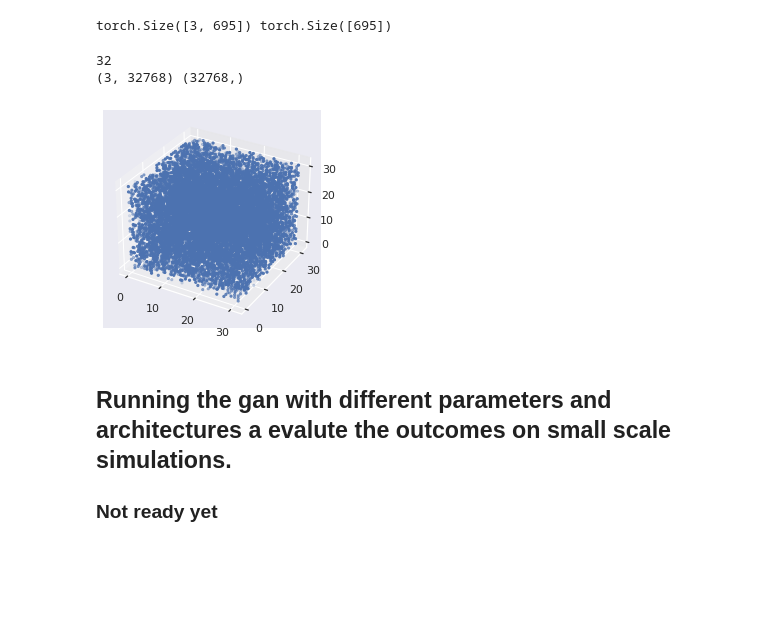
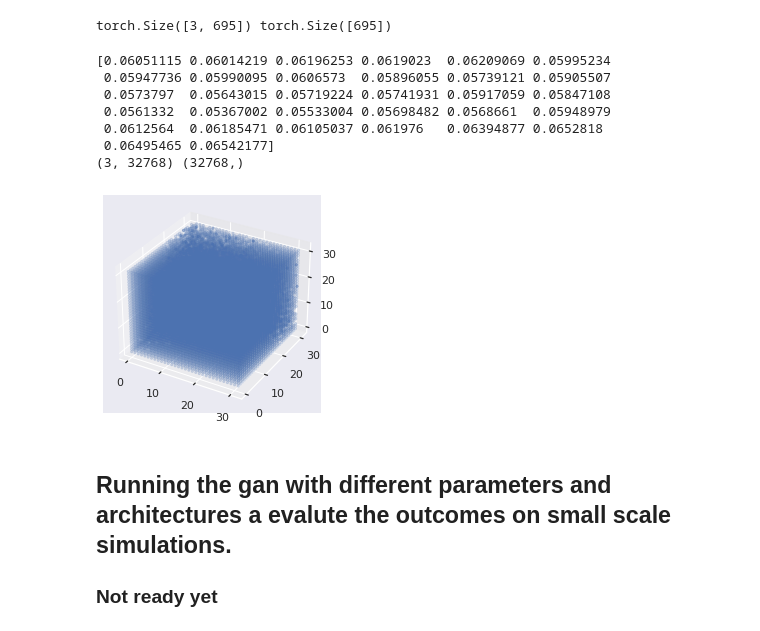
Before and after one commit to yamatteo/baryons, a Jupyter notebook: notebook.ipynb, the cells around one changed output. Saved outputs shown, nothing was run; the diff lists cells and outputs as text; code cells hidden in the pictures; blank space fills up the shorter version.

```diff
--- a/notebook.ipynb
+++ b/notebook.ipynb
@@ -193,32 +193,37 @@ print(pos.shape, mass.shape)
 torch.Size([3, 695]) torch.Size([695])
 # %%
 from pathlib import Path
-s = torch.load(Path("test") / "sample_003.npy")
-x = (s["pg"][0,0,:,:,:]).detach().cpu().numpy()
+s = torch.load(Path("test") / "sample_005.npy")
+x = (s["pg"][2,0,:,:,:]).detach().cpu().numpy()
 
 # print(x)
-print(len(x))
+print(np.mean(x, axis=(0,1)))
 import matplotlib.pyplot as plt
 import numpy as np
 import itertools
 
 l = len(x)
 sns.set(style = "darkgrid")
 pos = list(itertools.product(range(0, l), range(0, l), range(0, l)))
 mass = np.array([ x[p] for p in pos ])
 mass = np.maximum(mass, 0) / np.max(mass)
 pos = np.array(pos).T
 print(pos.shape, mass.shape)
 
 fig = plt.figure()
 ax = fig.add_subplot(111, projection='3d')
 
 ax.scatter(pos[0], pos[1], pos[2], marker=".", alpha=mass)
 plt.show()
 # %% [output]
-32
+[0.06051115 0.06014219 0.06196253 0.0619023  0.06209069 0.05995234
+ 0.05947736 0.05990095 0.0606573  0.05896055 0.05739121 0.05905507
+ 0.0573797  0.05643015 0.05719224 0.05741931 0.05917059 0.05847108
+ 0.0561332  0.05367002 0.05533004 0.05698482 0.0568661  0.05948979
+ 0.0612564  0.06185471 0.06105037 0.061976   0.06394877 0.0652818
+ 0.06495465 0.06542177]
 (3, 32768) (32768,)
-[figure, old version]
+[figure, new version]
 # %% [markdown]
 ## Running the gan with different parameters and architectures a evalute the outcomes on small scale simulations.
 
```
Also changed, not shown: 4 other files.
